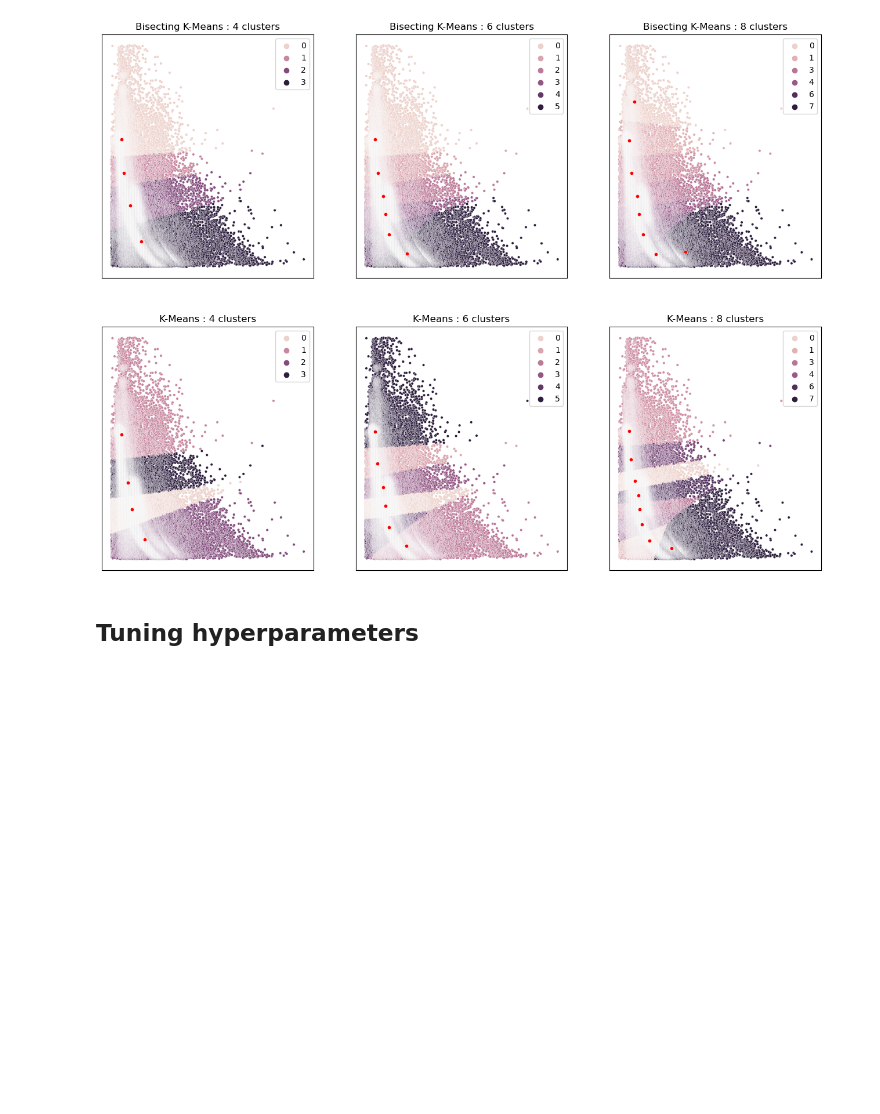
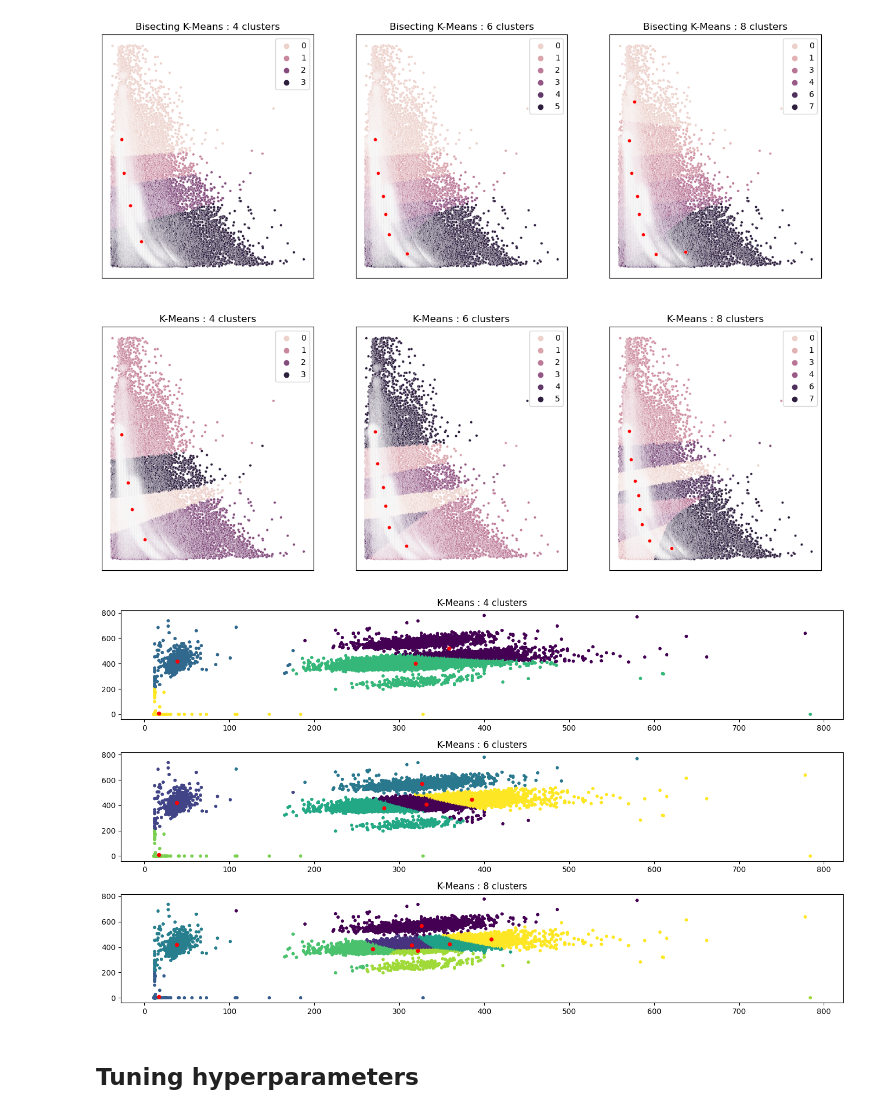
Before and after one commit to ThePiekorz/Analiza_skupien_w_fizyce_jadrowej, a Jupyter notebook: KPiekorz(2).ipynb, the cells around one changed output. Saved outputs shown, nothing was run; the diff lists cells and outputs as text; code cells hidden in the pictures; blank space fills up the shorter version.

```diff
--- a/KPiekorz(2).ipynb
+++ b/KPiekorz(2).ipynb
@@ -989,6 +1007,41 @@ for ax in axs.flat:
 plt.show()
 # %% [output]
 [figure]
+# %%
+import matplotlib.pyplot as plt
+from sklearn.cluster import KMeans
+
+X = data_1
+random_state = 0
+
+# Number of cluster centers for KMeans
+n_clusters_list = [4, 6, 8]
+
+# Algorithms to compare
+clustering_algorithms = {
+    "K-Means": KMeans,
+}
+
+# Make subplots for each variant
+fig, axs = plt.subplots(
+    len(n_clusters_list), len(clustering_algorithms), figsize=(14, 8)
+)
+
+for i, (algorithm_name, Algorithm) in enumerate(clustering_algorithms.items()):
+    for j, n_clusters in enumerate(n_clusters_list):
+        algo = Algorithm(n_clusters=n_clusters, random_state=random_state, n_init=3)
+        algo.fit(X)
+        centers = algo.cluster_centers_
+
+        axs[j].scatter(X[:, 0], X[:, 1], s=10, c=algo.labels_)
+        axs[j].scatter(centers[:, 0], centers[:, 1], c="r", s=20)
+
+        axs[j].set_title(f"{algorithm_name} : {n_clusters} clusters")
+
+plt.tight_layout()
+plt.show()
+# %% [output]
+[figure, added]
 # %% [markdown]
 ## Tuning hyperparameters
 # %% [markdown]
```
Also changed, not shown: parts of 8 cells of this notebook, 13 other files.
